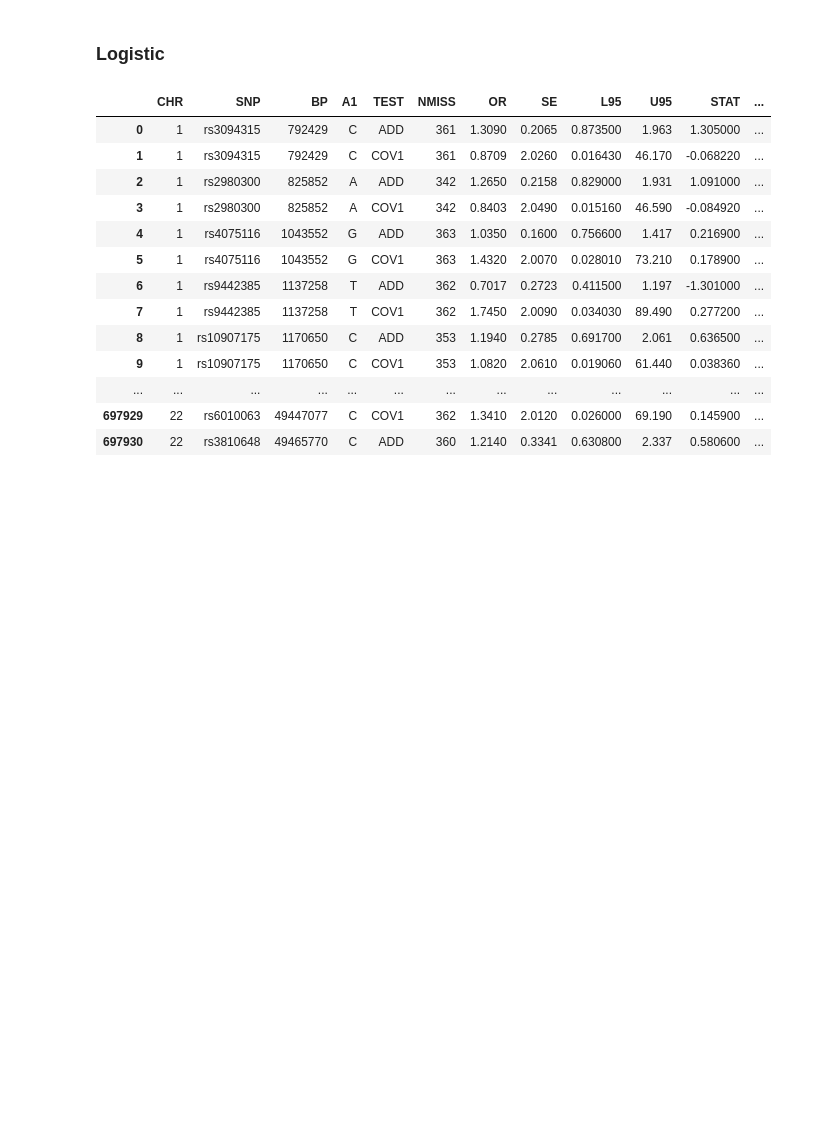
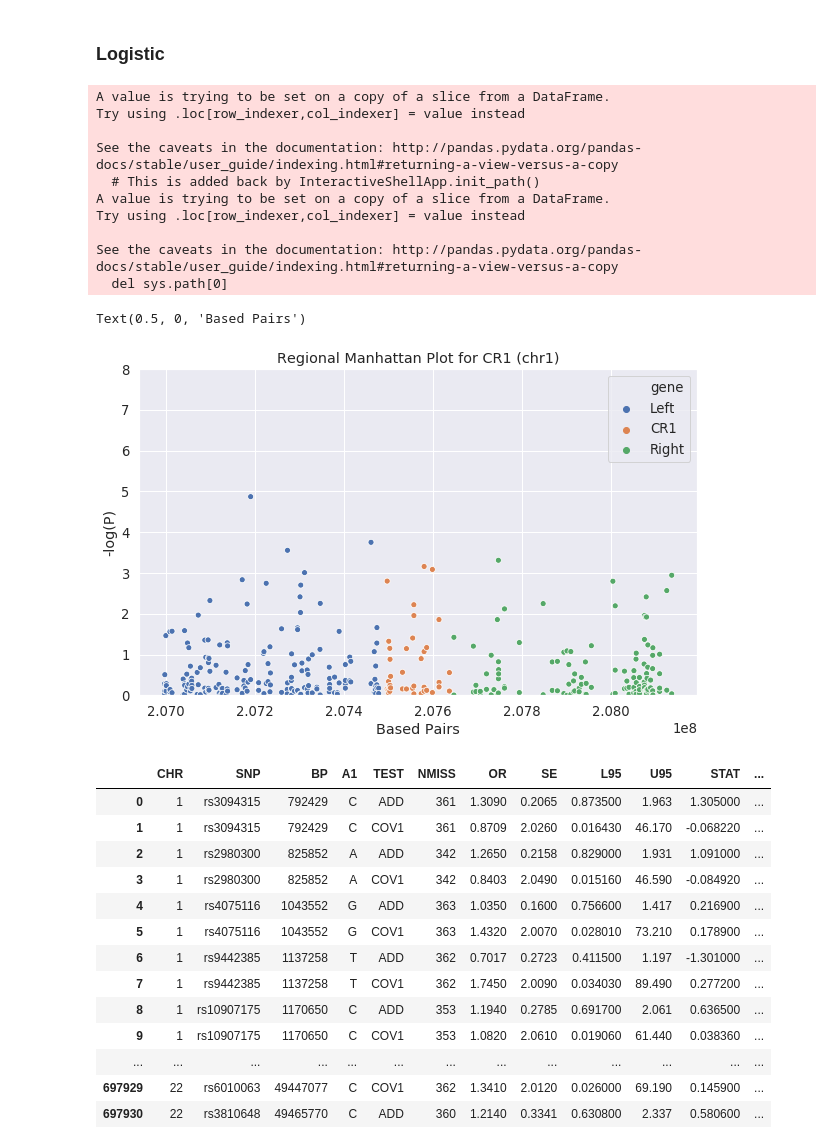
Before and after one commit to TonyZhanghm/DSC180B_Genome_01, a Jupyter notebook: notebooks/Untitled.ipynb, the cells around one changed output. Cells and saved outputs as stored; diff of their text form; code cells hidden in the pictures; blank space fills up the shorter version.

```diff
--- a/notebooks/Untitled.ipynb
+++ b/notebooks/Untitled.ipynb
@@ -177,6 +151,39 @@ def regional_manhattan(df, gene, chromo, start, end, gap=500000):
 
     temp['color'] = temp['BP'].apply(lambda x: set_color(x, start, end, gene))
     visuz.marker.mhat(df=temp, chr='color',pv='P', show=True, gwas_sign_line=True, dim=(15,10), axxlabel='{} (Chromosome {})'.format(gene, str(chromo)), dotsize=10)
+# %%
+gene, chromo, start, end, gap=genes.iloc[0]['gene'], genes.iloc[0]['chr'], genes.iloc[0]['start'], genes.iloc[0]['end'], 500000
+
+def set_color(pos, start, end, gene):
+        if pos<start:
+            return 'Left'
+        elif pos>end:
+            return 'Right'
+        return gene
+temp=df[(df['BP'].astype(int)>(int(start)-gap)) & (df['BP'].astype(int)<(int(end)+gap)) & (df['CHR']==chromo)]
+
+temp['gene'] = temp['BP'].apply(lambda x: set_color(x, start, end, gene))
+
+temp['-log(P)'] = -np.log10(temp['P'])
+
+plt.figure(figsize=(10,6))
+sns.scatterplot(data=temp, x='BP', y='-log(P)', hue = 'gene').set(ylim=(0, 8))
+sns.lineplot()
+plt.title('Regional Manhattan Plot for {} (chr{})'.format(gene, chromo))
+plt.xlabel('Based Pairs')
+# %% [output]
+A value is trying to be set on a copy of a slice from a DataFrame.
+Try using .loc[row_indexer,col_indexer] = value instead
+
+See the caveats in the documentation: http://pandas.pydata.org/pandas-docs/stable/user_guide/indexing.html#returning-a-view-versus-a-copy
+  # This is added back by InteractiveShellApp.init_path()
+A value is trying to be set on a copy of a slice from a DataFrame.
+Try using .loc[row_indexer,col_indexer] = value instead
+
+See the caveats in the documentation: http://pandas.pydata.org/pandas-docs/stable/user_guide/indexing.html#returning-a-view-versus-a-copy
+  del sys.path[0]
+Text(0.5, 0, 'Based Pairs')
+[figure, added]
 # %%
 df = pd.read_table('../data/pca1.assoc.logistic', delim_whitespace=True)
 df
```
Also changed, not shown: parts of 32 cells of this notebook, 6 other files.
